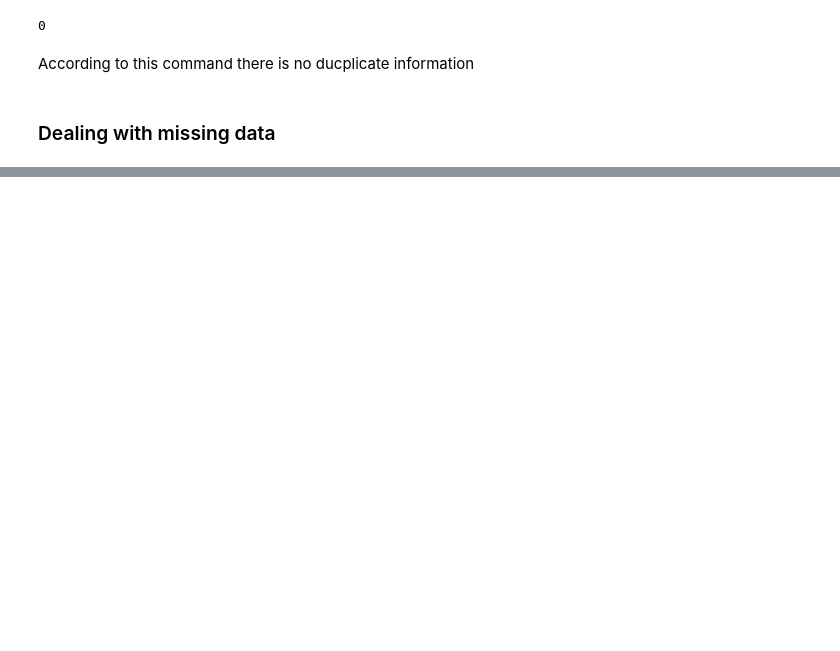
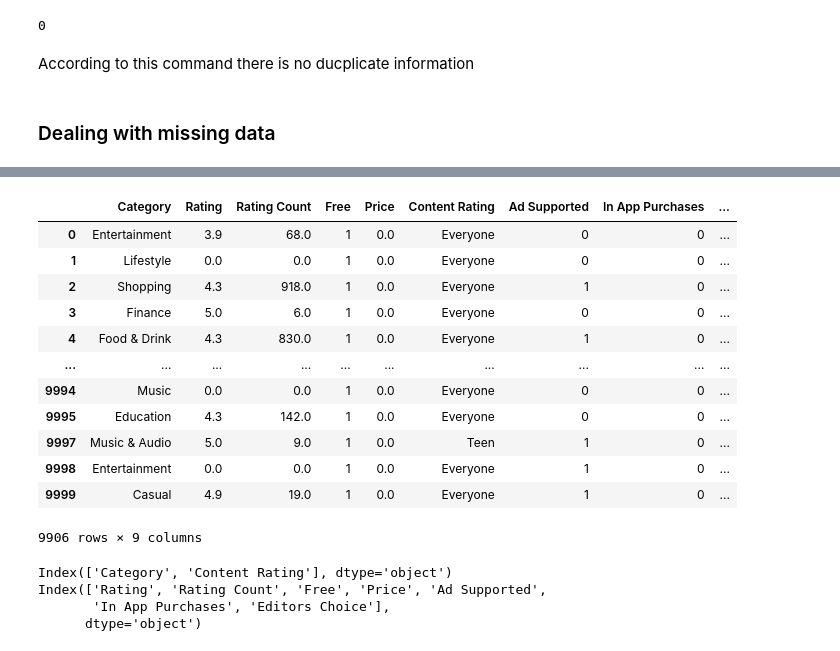
Before and after one commit to LouLan99/User-Rating-Prediction-Model, a Jupyter notebook: notebooks/01-data-loading-cleaning.ipynb, the cells around one changed output, grey strips where cells are left out. Cells and saved outputs as stored; diff of their text form; code cells hidden in the pictures; blank space fills up the shorter version.

```diff
--- a/notebooks/01-data-loading-cleaning.ipynb
+++ b/notebooks/01-data-loading-cleaning.ipynb
@@ -243,0 +264,5 @@ df.fillna()
+# %%
+df["Free"] = df["Free"].astype(int)
+df["In App Purchases"] = df["In App Purchases"].astype(int)
+df["Editors Choice"] = df["Editors Choice"].astype(int)
+df["Ad Supported"] = df["Ad Supported"].astype(int)
@@ -243,0 +335,16 @@ df.fillna()
+# %%
+df
+# %% [output]
+|  | Category | Rating | Rating Count | Free | Price | Content Rating | Ad Supported | In App Purchases | ... |
+| 0 | Entertainment | 3.9 | 68.0 | 1 | 0.0 | Everyone | 0 | 0 | ... |
+| 1 | Lifestyle | 0.0 | 0.0 | 1 | 0.0 | Everyone | 0 | 0 | ... |
+| 2 | Shopping | 4.3 | 918.0 | 1 | 0.0 | Everyone | 1 | 0 | ... |
+| 3 | Finance | 5.0 | 6.0 | 1 | 0.0 | Everyone | 0 | 0 | ... |
+| 4 | Food & Drink | 4.3 | 830.0 | 1 | 0.0 | Everyone | 1 | 0 | ... |
+| ... | ... | ... | ... | ... | ... | ... | ... | ... | ... |
+| 9994 | Music | 0.0 | 0.0 | 1 | 0.0 | Everyone | 0 | 0 | ... |
+| 9995 | Education | 4.3 | 142.0 | 1 | 0.0 | Everyone | 0 | 0 | ... |
+| 9997 | Music & Audio | 5.0 | 9.0 | 1 | 0.0 | Teen | 1 | 0 | ... |
+| 9998 | Entertainment | 0.0 | 0.0 | 1 | 0.0 | Everyone | 1 | 0 | ... |
+| 9999 | Casual | 4.9 | 19.0 | 1 | 0.0 | Everyone | 1 | 0 | ... |
+9906 rows × 9 columns
@@ -243,0 +354,8 @@ df.fillna()
+# %%
+print(cat_cols)
+print(num_cols)
+# %% [output]
+Index(['Category', 'Content Rating'], dtype='object')
+Index(['Rating', 'Rating Count', 'Free', 'Price', 'Ad Supported',
+       'In App Purchases', 'Editors Choice'],
+      dtype='object')
```
Also changed, not shown: parts of 31 cells of this notebook.
